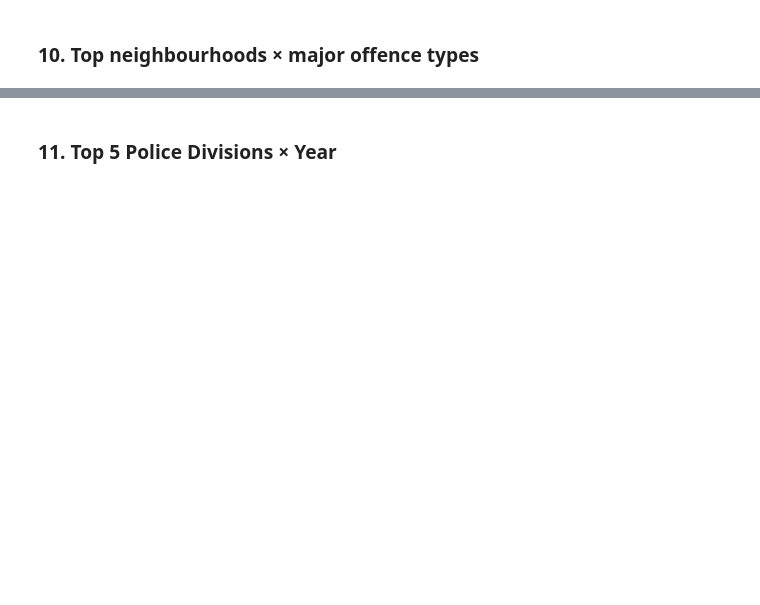
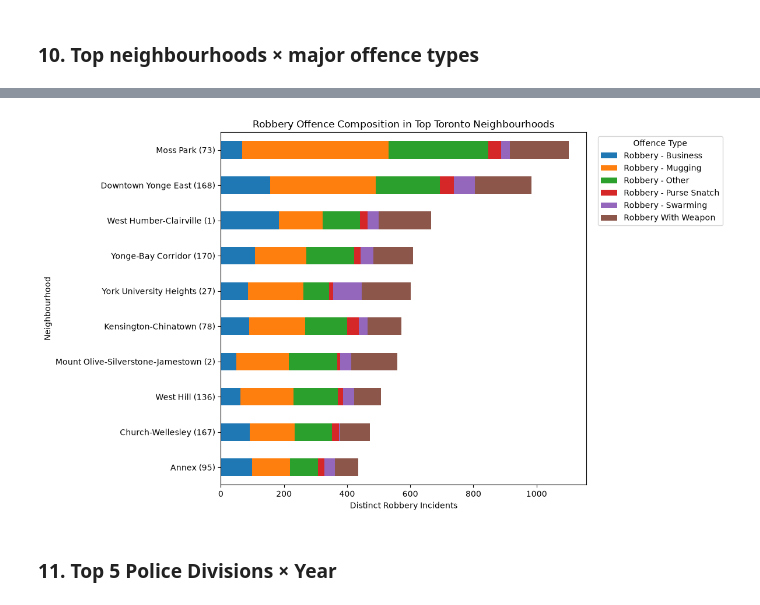
Before and after one commit to waz-abd/Toronto-Robbery-Analysis, a Jupyter notebook: main.ipynb, the cells around one changed output, grey strips where cells are left out. Saved outputs shown, nothing was run; the diff lists cells and outputs as text; code cells hidden in the pictures; blank space fills up the shorter version.

```diff
--- a/main.ipynb
+++ b/main.ipynb
@@ -284,2 +323,27 @@ plt.show()
 # %% [markdown]
 ### 10. Top neighbourhoods × major offence types
+# %%
+major_offences = [
+    'Robbery - Business',
+    'Robbery - Mugging',
+    'Robbery - Other',
+    'Robbery - Purse Snatch',
+    'Robbery - Swarming',
+    'Robbery With Weapon'
+]
+
+top10_names = top_neighbourhoods.index.tolist()
+
+neighbourhood_offence = pd.pivot_table(
+    analysis_df[
+        analysis_df['NEIGHBOURHOOD_158'].isin(top10_names) &
+        analysis_df['OFFENCE'].isin(major_offences)
+    ],
+    index='NEIGHBOURHOOD_158',
+    columns='OFFENCE',
+    values='EVENT_UNIQUE_ID',
+    aggfunc=pd.Series.nunique,
+    fill_value=0
+)
+
+neighbourhood_offence
@@ -286,2 +363,16 @@ plt.show()
+# %%
+neighbourhood_offence['Total'] = neighbourhood_offence.sum(axis=1)
+neighbourhood_offence = neighbourhood_offence.sort_values('Total', ascending=True)
+plot_df = neighbourhood_offence.drop(columns='Total')
+
+plot_df.plot(kind='barh', stacked=True, figsize=(12, 7))
+plt.title('Robbery Offence Composition in Top Toronto Neighbourhoods')
+plt.xlabel('Distinct Robbery Incidents')
+plt.ylabel('Neighbourhood')
+plt.legend(title='Offence Type', bbox_to_anchor=(1.02, 1), loc='upper left')
+plt.tight_layout()
+plt.show()
+# %% [output]
+[figure, added]
 # %% [markdown]
 ### 11. Top 5 Police Divisions × Year
```
Also changed, not shown: parts of 7 cells of this notebook, 7 other files.
